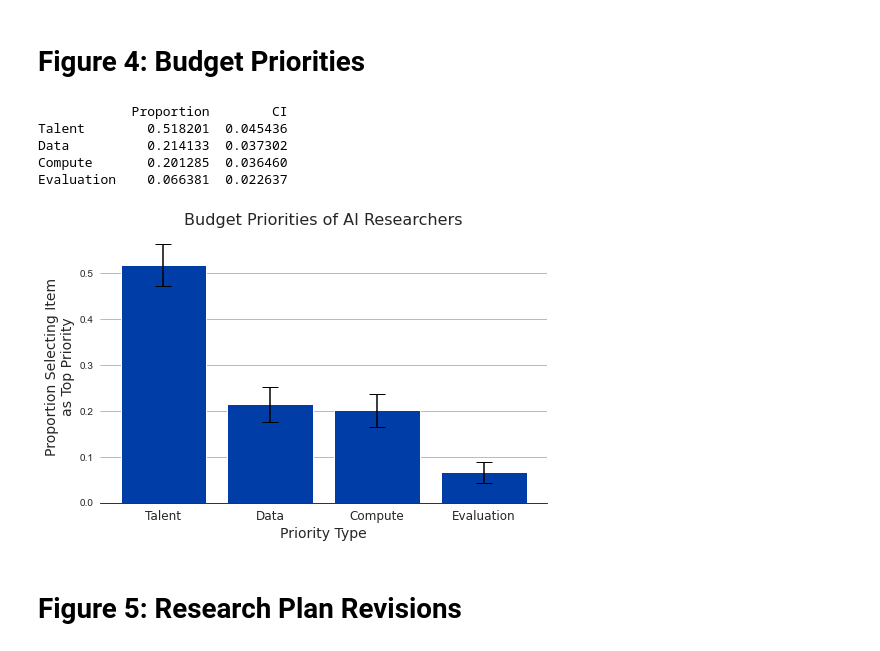
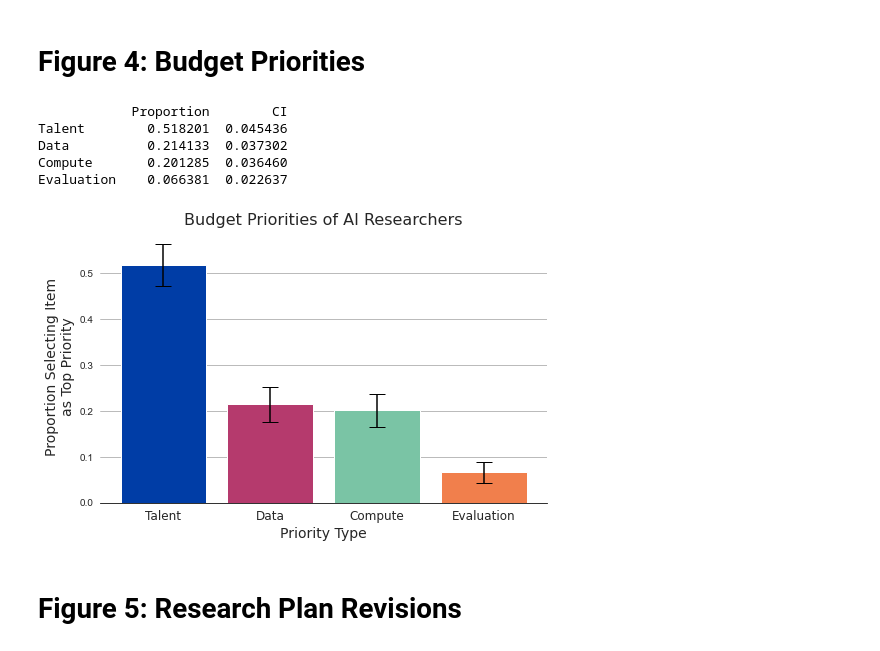
Before and after one commit to georgetown-cset/Compute_Survey_2022, a Jupyter notebook: scripts/paper_figures.ipynb, the cells around one changed output. Drawn from its saved outputs; the diff is of its cells as text; code cells hidden in the pictures.

```diff
--- a/scripts/paper_figures.ipynb
+++ b/scripts/paper_figures.ipynb
@@ -347,35 +347,36 @@ Large Amounts\nof Compute                     0.502252  0.046635
 fig, ax = plt.subplots(figsize = (8,5))
 
 # Extract the proportion of respondents selecting each of the four binned options and calculate the confidence intervals for each
 props = np.array(df.PrioritySimplified.value_counts(normalize=True))
 n = df.PrioritySimplified.value_counts(dropna = True).sum()
 cis = t.ppf(1 - 0.05/2, df = n - 1) * np.sqrt(props * (1 - props) / df.PrioritySimplified.value_counts().sum())
 
 # Print the final data being plotted
 data_df = pd.DataFrame({'Proportion': props, 'CI': cis}, index = df.PrioritySimplified.value_counts().index)
 print(data_df)
 
 # Plot the results on a bar chart and add error bars corresponding to the margins of error
-ax.bar(np.arange(4), props, width=0.8, color=colors[0])
+for i in range(4):
+    ax.bar(i, props[i], width=0.8, color=colors[i])
 ax.errorbar(np.arange(4), props, yerr=cis, color='black', fmt='none')
 
 # Adjsut the aesthetics of the plot and save it
 ax.set_xticks(np.arange(4))
 ax.set_xticklabels(df.PrioritySimplified.value_counts().index, fontsize=12, fontname='DejaVu Sans')
 ax.set_title('Budget Priorities of AI Researchers', fontsize=16, fontname='DejaVu Sans')
 ax.set_xlabel('Priority Type', fontsize=14, fontname='DejaVu Sans')
 ax.set_ylabel('Proportion Selecting Item\nas Top Priority', fontsize=14, fontname='DejaVu Sans')
 plt.savefig('../results/figures/Fig4.jpg', dpi=300, bbox_inches='tight')
 
 plt.show()
 plt.close()
 # %% [output]
             Proportion        CI
 Talent        0.518201  0.045436
 Data          0.214133  0.037302
 Compute       0.201285  0.036460
 Evaluation    0.066381  0.022637
-[figure, old version]
+[figure, new version]
 # %% [markdown]
 # Figure 5: Research Plan Revisions
 # %%
```
Also changed, not shown: parts of 2 cells of this notebook, 3 other files.
